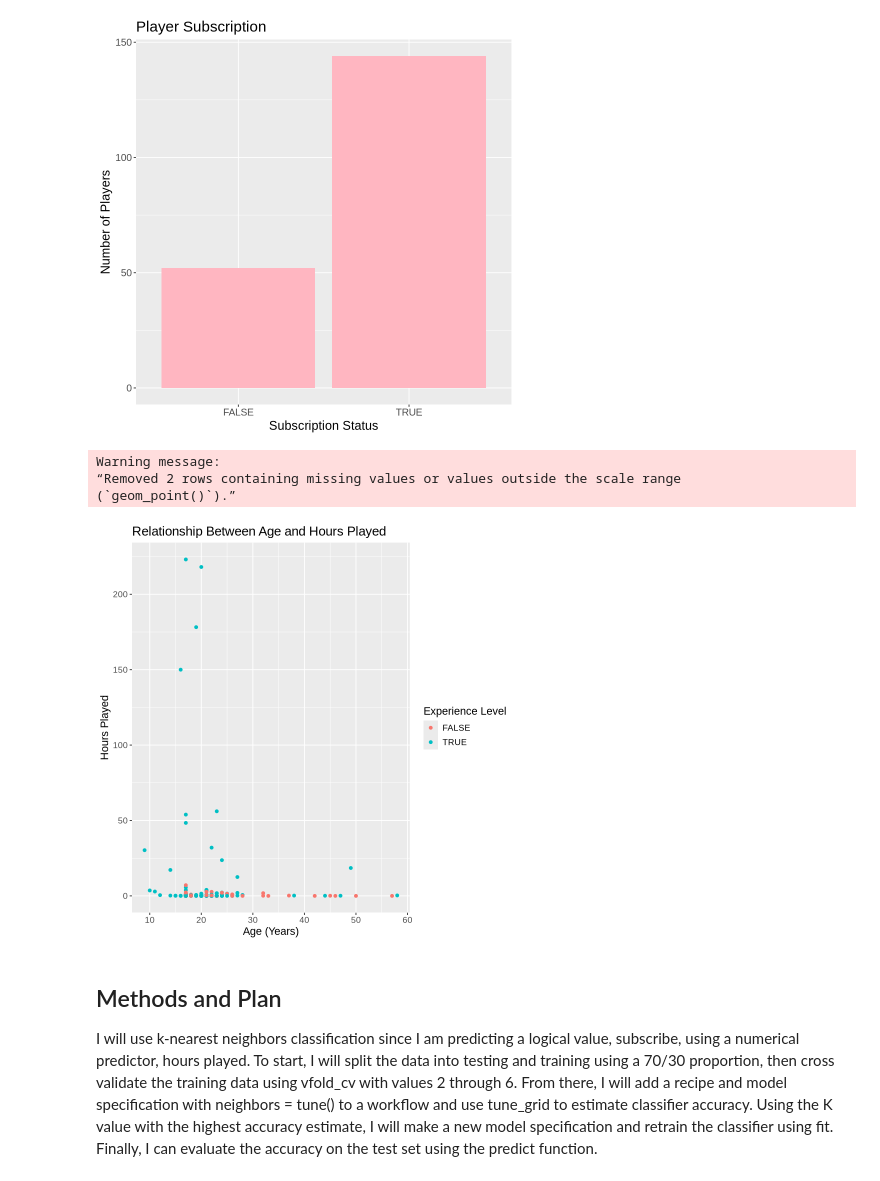
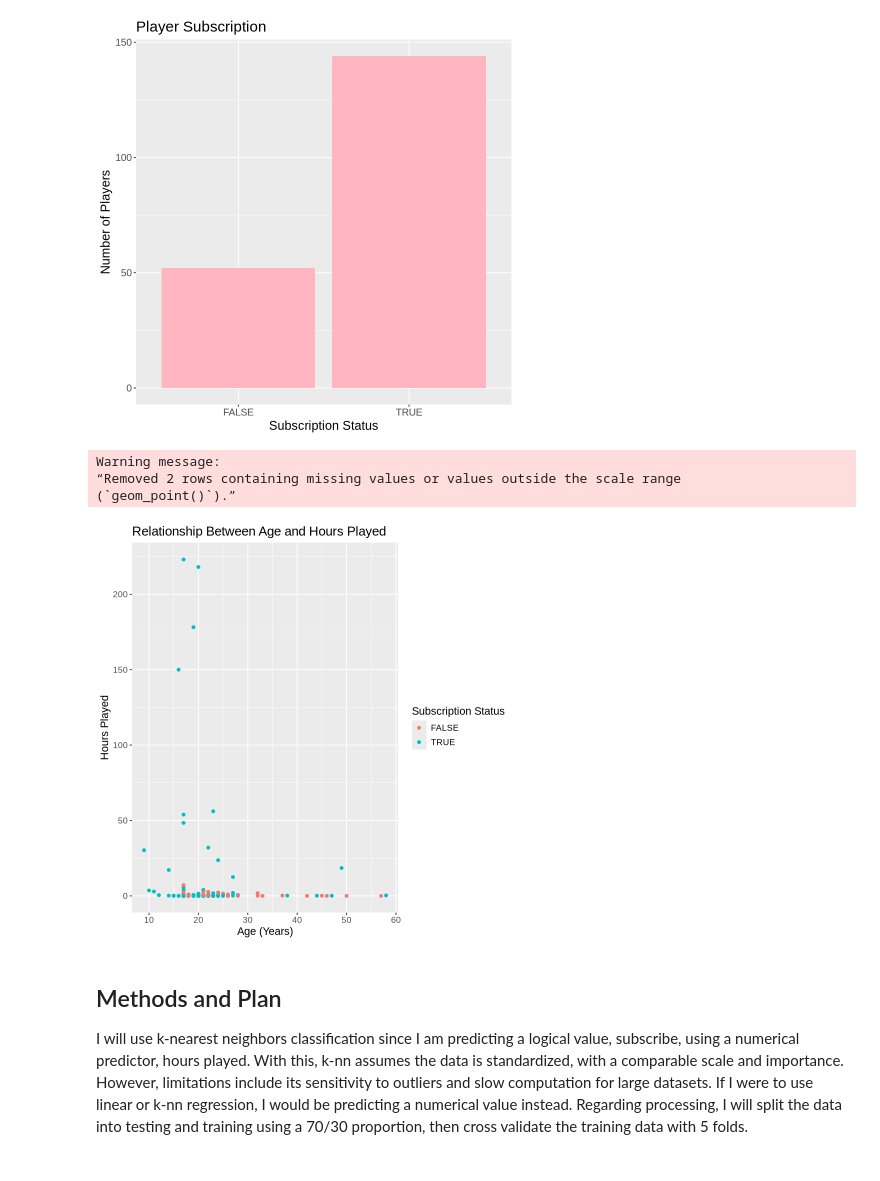
Before and after one commit to kirstenkam/dsci_project, a Jupyter notebook: individual_project_planning.ipynb, the cells around one changed output. Cells and saved outputs as stored; diff of their text form; code cells hidden in the pictures.

```diff
--- a/individual_project_planning.ipynb
+++ b/individual_project_planning.ipynb
@@ -460,17 +460,17 @@ experience_plot
 # %%
 # Plot the relationship between age and hours played, colored by subscribe.
 age_hours_plot <- ggplot(players, aes(x = Age, y = played_hours, color = subscribe)) +
     geom_point() +
-    labs(x = "Age (Years)", y = "Hours Played", title = "Relationship Between Age and Hours Played", color = "Experience Level") +
+    labs(x = "Age (Years)", y = "Hours Played", title = "Relationship Between Age and Hours Played", color = "Subscription Status") +
     theme(text = element_text(size = 13))
 age_hours_plot
 # It looks like there are only a few points since the range of hours played is so great.
 # If you look closely, you can see clusters of points at common ages of Minecraft players.
 # %% [output]
 Warning message:
 “Removed 2 rows containing missing values or values outside the scale range
 (`geom_point()`).”
-[figure, old version]
+[figure, new version]
 # %% [markdown]
 ## Methods and Plan
-I will use k-nearest neighbors classification since I am predicting a logical value, subscribe, using a numerical predictor, hours played. To start, I will split the data into testing and training using a 70/30 proportion, then cross validate the training data using vfold_cv with values 2 through 6. From there, I will add a recipe and model specification with neighbors = tune() to a workflow and use tune_grid to estimate classifier accuracy. Using the K value with the highest accuracy estimate, I will make a new model specification and retrain the classifier using fit. Finally, I can evaluate the accuracy on the test set using the predict function.
+I will use k-nearest neighbors classification since I am predicting a logical value, subscribe, using a numerical predictor, hours played. With this, k-nn assumes the data is standardized, with a comparable scale and importance. However, limitations include its sensitivity to outliers and slow computation for large datasets. If I were to use linear or k-nn regression, I would be predicting a numerical value instead. Regarding processing, I will split the data into testing and training using a 70/30 proportion, then cross validate the training data with 5 folds.
```
Also changed, not shown: parts of 1 cell of this notebook.
